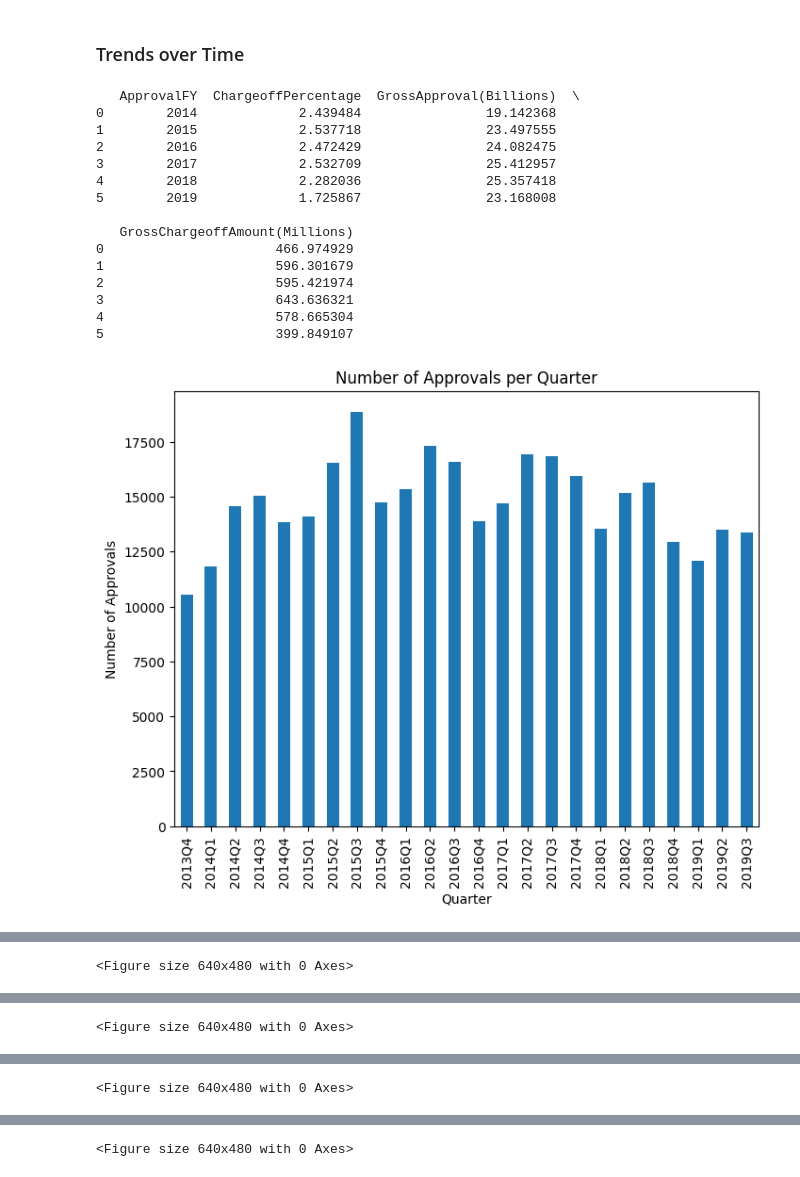
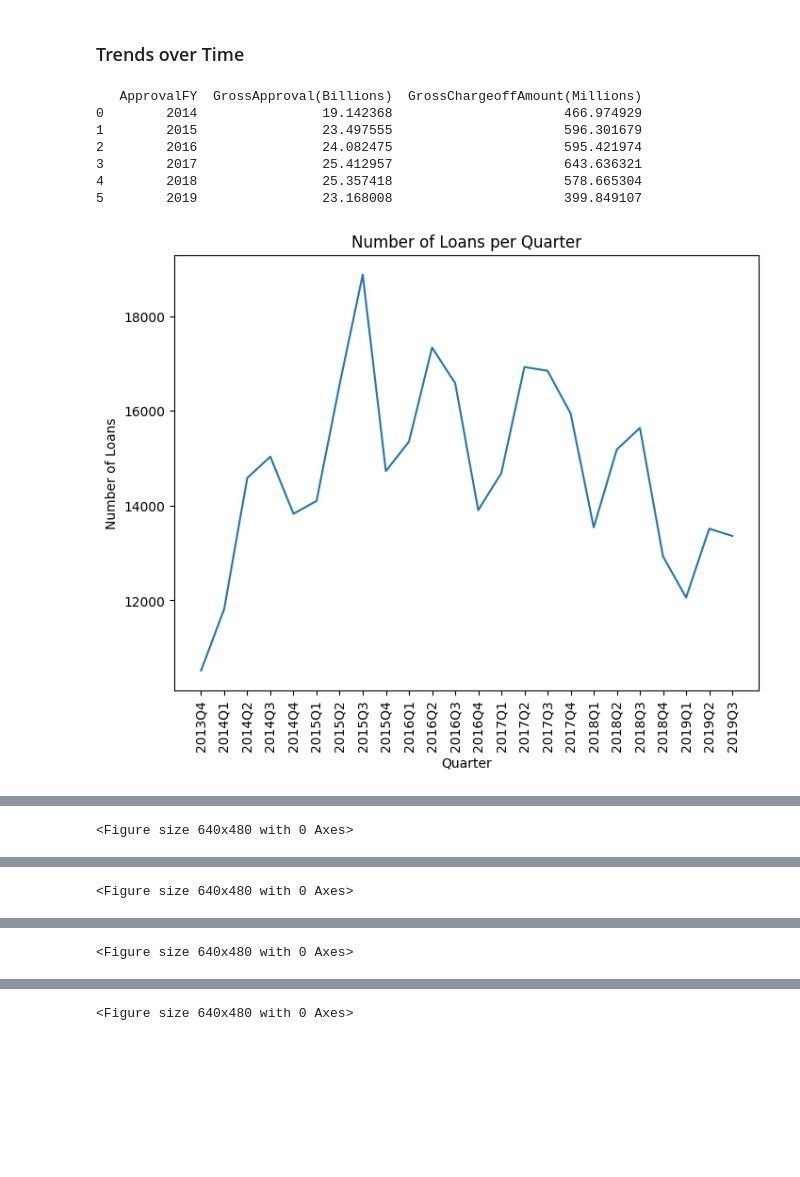
Before and after one commit to DineshDK672/Ryewalk_assignment, a Jupyter notebook: 01_EDA.ipynb, the cells around one changed output, grey strips where cells are left out. Cells and saved outputs as stored; diff of their text form; code cells hidden in the pictures; blank space fills up the shorter version.

```diff
--- a/01_EDA.ipynb
+++ b/01_EDA.ipynb
@@ -55,5 +55,12 @@ SoldSecondMarketInd - 3 - object
 df = df.drop(columns=['AsOfDate', 'Program'])
 df.reset_index(drop='True')
 print(f'The dataset has {df.shape[0]} rows and {df.shape[1]} columns\n')
+
+# Analyzing categorical columns
+cols = ['BusinessType', 'CollateralInd',
+        'RevolverStatus', 'LoanStatus', 'Subprogram']
+
+for col in cols:
+    print(df[col].unique())
 # %% [output]
 The dataset has 354270 rows and 41 columns
@@ -111,8 +130,15 @@ plt.show()
 # %% [output]
 [figure]
 # %%
+import numpy as np
 # Dropping the columns which have more than 50% of null values
 df = df.drop(columns=['BankNCUANumber', 'FranchiseCode', 'FranchiseName'])
 print(f'The dataset has {df.shape[0]} rows and {df.shape[1]} columns\n')
+
+# Imputing Null values and incorrect values
+df.loc[df['BusinessType'] == '        ','BusinessType'] = np.random.choice(['INDIVIDUAL', 'CORPORATION', 'PARTNERSHIP'])
+df.fillna({'CollateralInd':'N'}, inplace=True)
+print(df['BusinessType'].unique())
+print(df['CollateralInd'].unique())
 # %% [output]
 The dataset has 354270 rows and 38 columns
@@ -126,7 +155,3 @@ print(f'The dataset has {df.shape[0]} rows and {df.shape[1]} columns\n')
 # %% [output]
 Number of duplicate rows: 431
 The dataset has 353839 rows and 38 columns
-# %%
-# Dropping irrelevant columns and redundant columns
-df = df.drop(columns=['BorrStreet', 'BorrCity', 'BankStreet', 'BankCity'])
-print(f'The dataset has {df.shape[0]} rows and {df.shape[1]} columns\n')
@@ -237,60 +249,63 @@ plt.show()
 # Metrics per Year
 Tot_per_yr = df.groupby('ApprovalFY')[
     ['GrossApproval', 'GrossChargeoffAmount']].sum().reset_index()
-Tot_per_yr['ChargeoffPercentage'] = (
-    Tot_per_yr['GrossChargeoffAmount']/Tot_per_yr['GrossApproval'])*100
 Tot_per_yr['GrossApproval(Billions)'] = Tot_per_yr['GrossApproval']/1000000000
 Tot_per_yr['GrossChargeoffAmount(Millions)'] = Tot_per_yr['GrossChargeoffAmount']/1000000
 Tot_per_yr = Tot_per_yr.drop(columns=['GrossApproval', 'GrossChargeoffAmount'])
 print(Tot_per_yr,'\n\n')
 
 # Number of Approvals over time
 df['QuarterYear'] = df['ApprovalDate'].dt.to_period('Q').astype(str)
-df['QuarterYear'].value_counts().sort_index().plot.bar(figsize=(8,6))
-plt.title('Number of Approvals per Quarter')
+df['QuarterYear'].value_counts().sort_index().plot.line(figsize=(8,6))
+plt.title('Number of Loans per Quarter')
 plt.xlabel('Quarter')
-plt.ylabel("Number of Approvals")
+plt.ylabel("Number of Loans")
+plt.xticks(range(len(df['QuarterYear'].unique())), list(df['QuarterYear'].unique()),rotation = 90)
 plt.show()
 
 # Average of metrics over time
 df['PercentageSBA'] = (df['SBAGuaranteedApproval'] / df['GrossApproval']) * 100
 quarterly_avg = df.groupby('QuarterYear')[['GrossApproval', 'PercentageSBA', 'InitialInterestRate', 'TerminMonths']].mean().reset_index()
 for col in quarterly_avg.columns[1:]:
     plt.figure(figsize=(8, 6))
     plt.plot(quarterly_avg['QuarterYear'], quarterly_avg[col])
     plt.title(f'Average {col} over Time')
     plt.xlabel('Quarter')
     plt.xticks(rotation=90)
     plt.tight_layout()
     plt.show()
     plt.figure(clear=True)
 
 chgoff_avg = df[df['GrossChargeoffAmount']>0].groupby('QuarterYear')[
     'GrossChargeoffAmount'].mean().reset_index()
 plt.figure(figsize=(8, 6))
 plt.plot(chgoff_avg['QuarterYear'], chgoff_avg['GrossChargeoffAmount'])
-plt.title('Average Charged off Amount over Time')
+plt.title('Average Default Amount over Time')
 plt.xlabel('Quarter')
 plt.ylabel('Amount')
 plt.xticks(rotation= 90)
 plt.show()
+
+# Charge Off Rate per Quarter
+loan_sts = pd.crosstab(df['QuarterYear'], df['LoanStatus'])
+loan_sts['TOTAL'] = loan_sts.sum(axis=1)
+chgoff_rate = (loan_sts['CHGOFF']/loan_sts['TOTAL'])*100
+chgoff_rate.plot(kind='line', figsize=(8,6))
+plt.title("Default Rate per Quarter")
+plt.xlabel("Quarter")
+plt.ylabel("Percentage")
+plt.xticks(range(len(chgoff_rate)),list(chgoff_rate.index), rotation= 90)
+plt.tight_layout()
+plt.show()
 # %% [output]
-   ApprovalFY  ChargeoffPercentage  GrossApproval(Billions)  \
-0        2014             2.439484                19.142368
-1        2015             2.537718                23.497555
-2        2016             2.472429                24.082475
-3        2017             2.532709                25.412957
-4        2018             2.282036                25.357418
-5        2019             1.725867                23.168008
-
-   GrossChargeoffAmount(Millions)
-0                      466.974929
-1                      596.301679
-2                      595.421974
-3                      643.636321
-4                      578.665304
-5                      399.849107
+   ApprovalFY  GrossApproval(Billions)  GrossChargeoffAmount(Millions)
+0        2014                19.142368                      466.974929
+1        2015                23.497555                      596.301679
+2        2016                24.082475                      595.421974
+3        2017                25.412957                      643.636321
+4        2018                25.357418                      578.665304
+5        2019                23.168008                      399.849107
-[figure, old version]
+[figure, new version]
 [figure]
 <Figure size 640x480 with 0 Axes>
 [figure]
```
Also changed, not shown: parts of 16 cells of this notebook.
